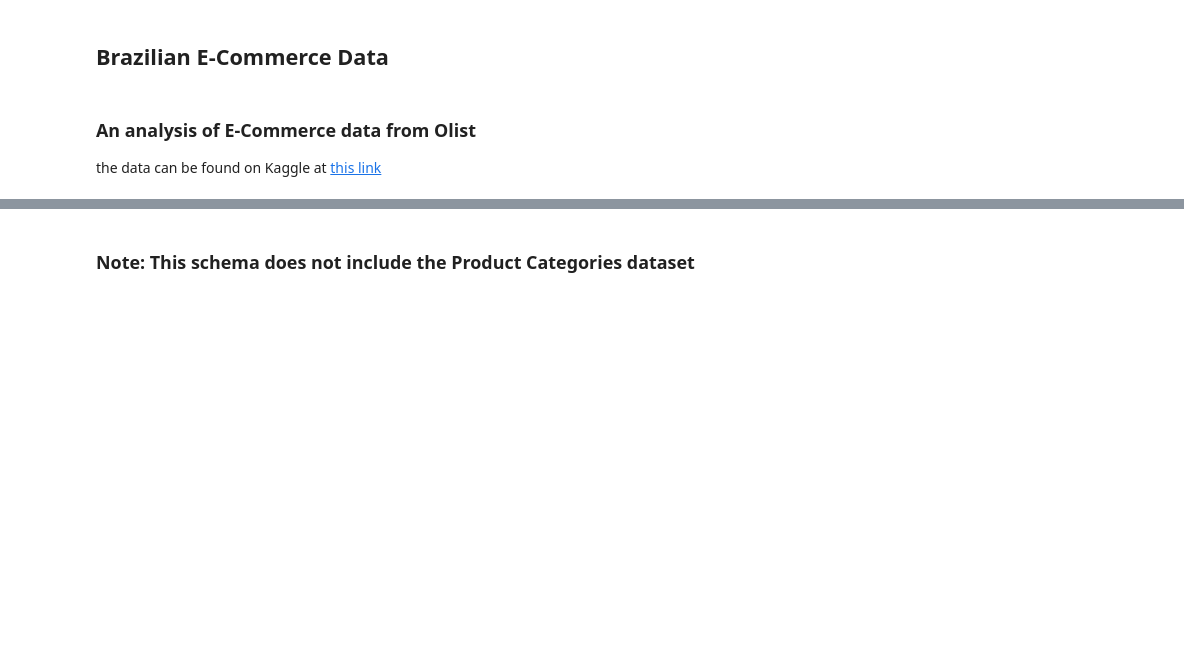
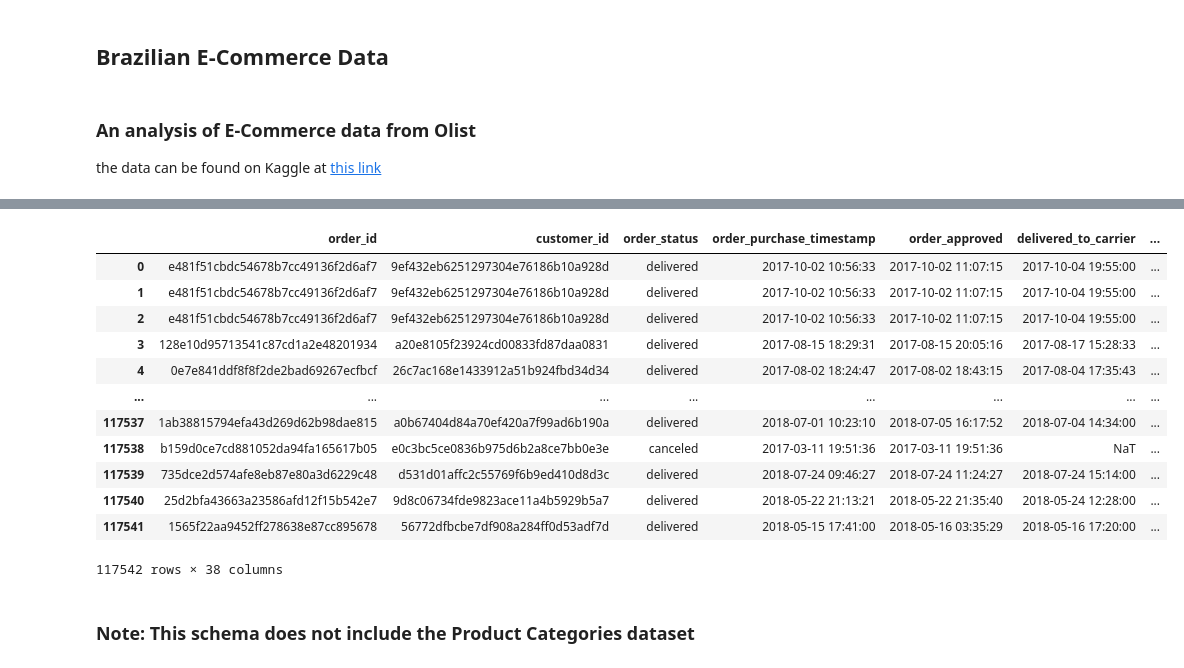
Before and after one commit to RossReisman/Data-Analyst-Portfolio, a Jupyter notebook: Python/brazil/brazil.ipynb, the cells around one changed output, grey strips where cells are left out. Cells and saved outputs as stored; diff of their text form; code cells hidden in the pictures; blank space fills up the shorter version.

```diff
--- a/Python/brazil/brazil.ipynb
+++ b/Python/brazil/brazil.ipynb
@@ -6,6 +6,28 @@
 the data can be found on Kaggle at [this link](https://www.kaggle.com/datasets/olistbr/brazilian-ecommerce)
 # %% [markdown]
 <img src="data_schema.png" width=750>
+# %%
+master_df = orders_df.merge(payments_df, on='order_id') \
+    .merge(customers_df, on='customer_id') \
+        .merge(items_df, on='order_id') \
+            .merge(products_df, on='product_id') \
+                .merge(sellers_df, on='seller_id') \
+# %%
+master_df
+# %% [output]
+|  | order_id | customer_id | order_status | order_purchase_timestamp | order_approved | delivered_to_carrier | ... |
+| 0 | e481f51cbdc54678b7cc49136f2d6af7 | 9ef432eb6251297304e76186b10a928d | delivered | 2017-10-02 10:56:33 | 2017-10-02 11:07:15 | 2017-10-04 19:55:00 | ... |
+| 1 | e481f51cbdc54678b7cc49136f2d6af7 | 9ef432eb6251297304e76186b10a928d | delivered | 2017-10-02 10:56:33 | 2017-10-02 11:07:15 | 2017-10-04 19:55:00 | ... |
+| 2 | e481f51cbdc54678b7cc49136f2d6af7 | 9ef432eb6251297304e76186b10a928d | delivered | 2017-10-02 10:56:33 | 2017-10-02 11:07:15 | 2017-10-04 19:55:00 | ... |
+| 3 | 128e10d95713541c87cd1a2e48201934 | a20e8105f23924cd00833fd87daa0831 | delivered | 2017-08-15 18:29:31 | 2017-08-15 20:05:16 | 2017-08-17 15:28:33 | ... |
+| 4 | 0e7e841ddf8f8f2de2bad69267ecfbcf | 26c7ac168e1433912a51b924fbd34d34 | delivered | 2017-08-02 18:24:47 | 2017-08-02 18:43:15 | 2017-08-04 17:35:43 | ... |
+| ... | ... | ... | ... | ... | ... | ... | ... |
+| 117537 | 1ab38815794efa43d269d62b98dae815 | a0b67404d84a70ef420a7f99ad6b190a | delivered | 2018-07-01 10:23:10 | 2018-07-05 16:17:52 | 2018-07-04 14:34:00 | ... |
+| 117538 | b159d0ce7cd881052da94fa165617b05 | e0c3bc5ce0836b975d6b2a8ce7bb0e3e | canceled | 2017-03-11 19:51:36 | 2017-03-11 19:51:36 | NaT | ... |
+| 117539 | 735dce2d574afe8eb87e80a3d6229c48 | d531d01affc2c55769f6b9ed410d8d3c | delivered | 2018-07-24 09:46:27 | 2018-07-24 11:24:27 | 2018-07-24 15:14:00 | ... |
+| 117540 | 25d2bfa43663a23586afd12f15b542e7 | 9d8c06734fde9823ace11a4b5929b5a7 | delivered | 2018-05-22 21:13:21 | 2018-05-22 21:35:40 | 2018-05-24 12:28:00 | ... |
+| 117541 | 1565f22aa9452ff278638e87cc895678 | 56772dfbcbe7df908a284ff0d53adf7d | delivered | 2018-05-15 17:41:00 | 2018-05-16 03:35:29 | 2018-05-16 17:20:00 | ... |
+117542 rows × 38 columns
 # %% [markdown]
 ### Note: This schema does not include the Product Categories dataset
 # %% [markdown]
```
Also changed, not shown: parts of 42 cells of this notebook, 1 other file.
